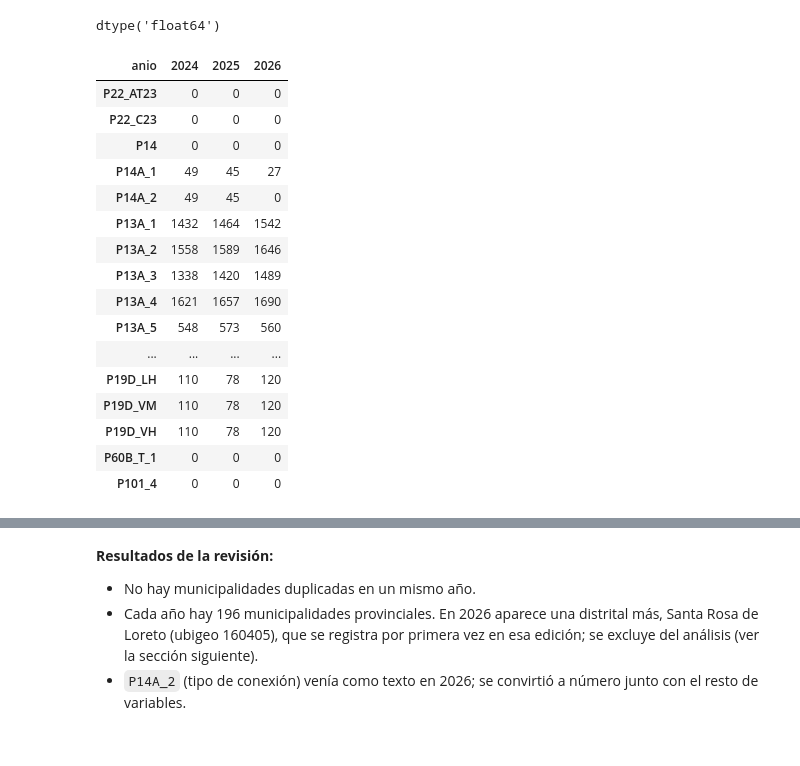
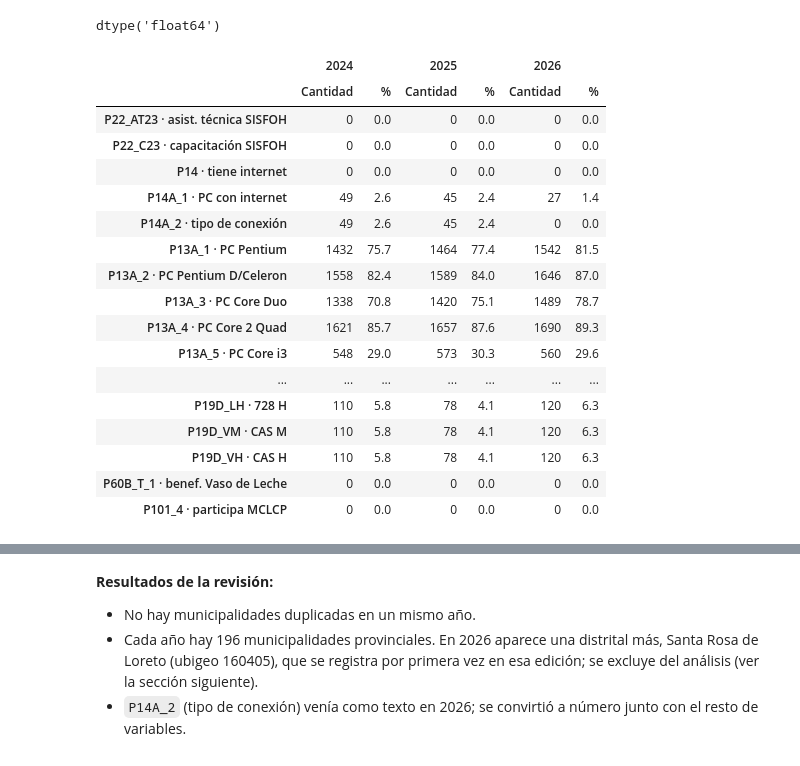
Before and after one commit to Clandra91/Python_intermedio, a Jupyter notebook: tarea_3/01_procesamiento.ipynb, the cells around one changed output, grey strips where cells are left out. Cells and saved outputs as stored; diff of their text form; code cells hidden in the pictures.

```diff
--- a/tarea_3/01_procesamiento.ipynb
+++ b/tarea_3/01_procesamiento.ipynb
@@ -206,26 +237,49 @@ renamu["P14A_2"].dtype
 # %% [output]
 dtype('float64')
 # %%
-# 4. Valores faltantes (NaN) por variable y año
-faltantes = renamu[NUMERICAS].isna().groupby(renamu["anio"]).sum()
-faltantes.T
+# 4. Valores faltantes (NaN) por variable y año: cantidad y porcentaje
+vacios = renamu[NUMERICAS].isna()   # True si la celda está vacía
+
+cantidad = vacios.groupby(renamu["anio"]).sum().T                    # cuántos vacíos
+porcentaje = (vacios.groupby(renamu["anio"]).mean() * 100).round(1).T  # qué % del total del año
+
+# Se juntan: para cada año, una columna con la cantidad y otra con el %
+columnas = {}
+for anio in cantidad.columns:
+    columnas[(anio, "Cantidad")] = cantidad[anio]
+    columnas[(anio, "%")] = porcentaje[anio]
+
+faltantes = pd.DataFrame(columnas).rename(
+    index=lambda variable: f"{variable} · {ETIQUETAS_VARIABLES[variable]}"
+)
+# Presentación: valores centrados, % con un decimal y nombres de variables alineados a la izquierda
+(
+    faltantes.style
+    .format(precision=1)
+    .set_properties(**{"text-align": "center"})
+    .set_table_styles([
+        {"selector": "th.col_heading", "props": [("text-align", "center")]},
+        {"selector": "th.row_heading", "props": [("text-align", "left")]},
+    ])
+)
 # %% [output]
-| anio | 2024 | 2025 | 2026 |
-| P22_AT23 | 0 | 0 | 0 |
-| P22_C23 | 0 | 0 | 0 |
-| P14 | 0 | 0 | 0 |
-| P14A_1 | 49 | 45 | 27 |
-| P14A_2 | 49 | 45 | 0 |
-| P13A_1 | 1432 | 1464 | 1542 |
-| P13A_2 | 1558 | 1589 | 1646 |
-| P13A_3 | 1338 | 1420 | 1489 |
-| P13A_4 | 1621 | 1657 | 1690 |
-| P13A_5 | 548 | 573 | 560 |
-| ... | ... | ... | ... |
-| P19D_LH | 110 | 78 | 120 |
-| P19D_VM | 110 | 78 | 120 |
-| P19D_VH | 110 | 78 | 120 |
-| P60B_T_1 | 0 | 0 | 0 |
-| P101_4 | 0 | 0 | 0 |
+|  | 2024 |  | 2025 |  | 2026 |  |
+|  | Cantidad | % | Cantidad | % | Cantidad | % |
+| P22_AT23 · asist. técnica SISFOH | 0 | 0.0 | 0 | 0.0 | 0 | 0.0 |
+| P22_C23 · capacitación SISFOH | 0 | 0.0 | 0 | 0.0 | 0 | 0.0 |
+| P14 · tiene internet | 0 | 0.0 | 0 | 0.0 | 0 | 0.0 |
+| P14A_1 · PC con internet | 49 | 2.6 | 45 | 2.4 | 27 | 1.4 |
+| P14A_2 · tipo de conexión | 49 | 2.6 | 45 | 2.4 | 0 | 0.0 |
+| P13A_1 · PC Pentium | 1432 | 75.7 | 1464 | 77.4 | 1542 | 81.5 |
+| P13A_2 · PC Pentium D/Celeron | 1558 | 82.4 | 1589 | 84.0 | 1646 | 87.0 |
+| P13A_3 · PC Core Duo | 1338 | 70.8 | 1420 | 75.1 | 1489 | 78.7 |
+| P13A_4 · PC Core 2 Quad | 1621 | 85.7 | 1657 | 87.6 | 1690 | 89.3 |
+| P13A_5 · PC Core i3 | 548 | 29.0 | 573 | 30.3 | 560 | 29.6 |
+| ... | ... | ... | ... | ... | ... | ... |
+| P19D_LH · 728 H | 110 | 5.8 | 78 | 4.1 | 120 | 6.3 |
+| P19D_VM · CAS M | 110 | 5.8 | 78 | 4.1 | 120 | 6.3 |
+| P19D_VH · CAS H | 110 | 5.8 | 78 | 4.1 | 120 | 6.3 |
+| P60B_T_1 · benef. Vaso de Leche | 0 | 0.0 | 0 | 0.0 | 0 | 0.0 |
+| P101_4 · participa MCLCP | 0 | 0.0 | 0 | 0.0 | 0 | 0.0 |
 # %%
 # Tipo de conexión a internet por año, incluidos los vacíos
```
Also changed, not shown: parts of 25 cells of this notebook, 1 other file.
